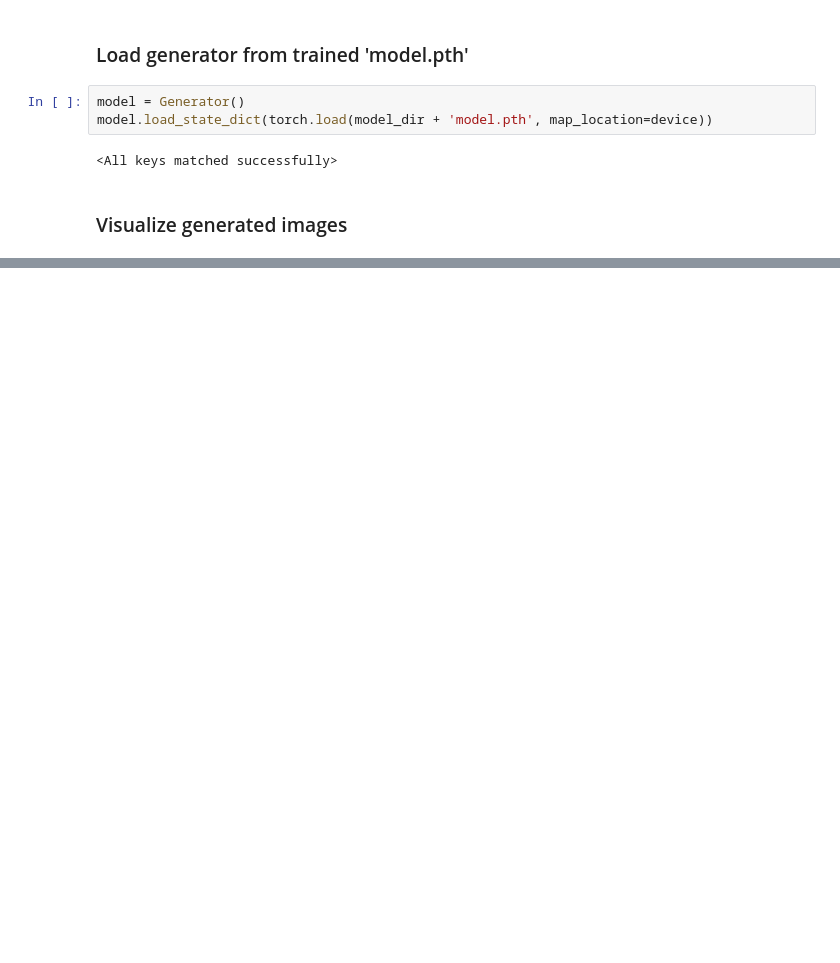
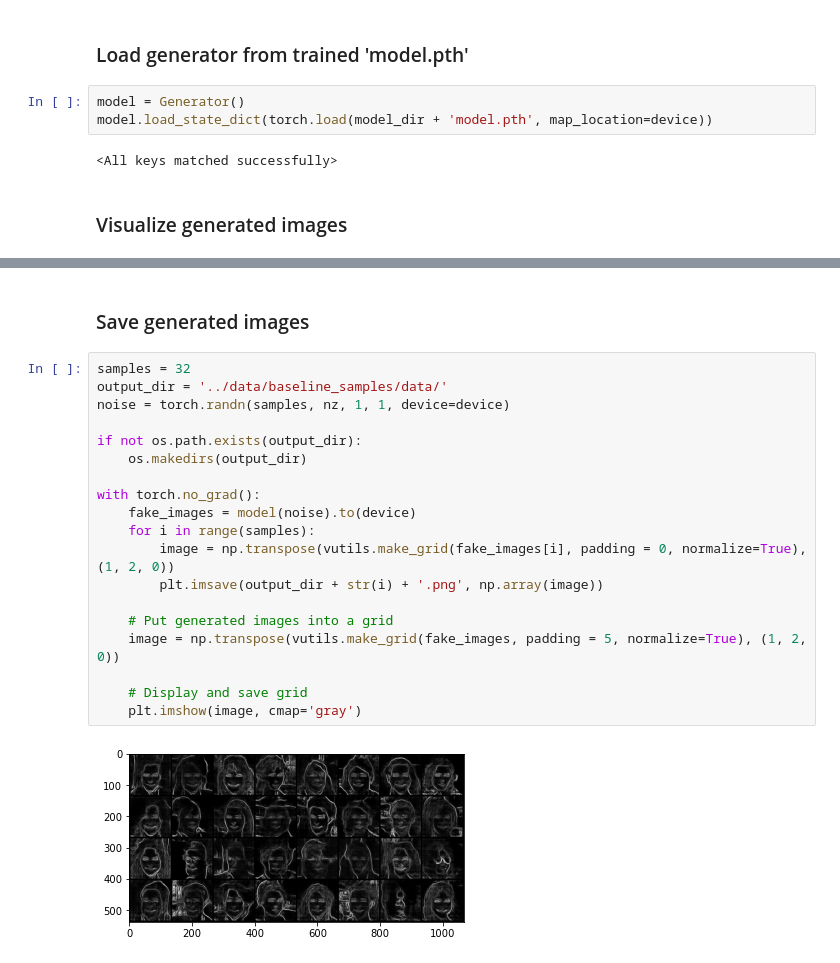
Before and after one commit to BadrBelhiti/GansResearch, a Jupyter notebook: notebooks/LargeBaselineRunner.ipynb, the cells around one changed output, grey strips where cells are left out. Cells and saved outputs as stored; diff of their text form; blank space fills up the shorter version.

```diff
--- a/notebooks/LargeBaselineRunner.ipynb
+++ b/notebooks/LargeBaselineRunner.ipynb
@@ -97,0 +96,23 @@ torch.Size([64, 1, 128, 128])
+# %% [markdown]
+### Save generated images
+# %%
+samples = 32
+output_dir = '../data/baseline_samples/data/'
+noise = torch.randn(samples, nz, 1, 1, device=device)
+
+if not os.path.exists(output_dir):
+    os.makedirs(output_dir)
+
+with torch.no_grad():
+    fake_images = model(noise).to(device)
+    for i in range(samples):
+        image = np.transpose(vutils.make_grid(fake_images[i], padding = 0, normalize=True), (1, 2, 0))
+        plt.imsave(output_dir + str(i) + '.png', np.array(image))
+
+    # Put generated images into a grid
+    image = np.transpose(vutils.make_grid(fake_images, padding = 5, normalize=True), (1, 2, 0))
+
+    # Display and save grid
+    plt.imshow(image, cmap='gray')
+# %% [output]
+[figure, added]
```
Also changed, not shown: parts of 4 cells of this notebook.
